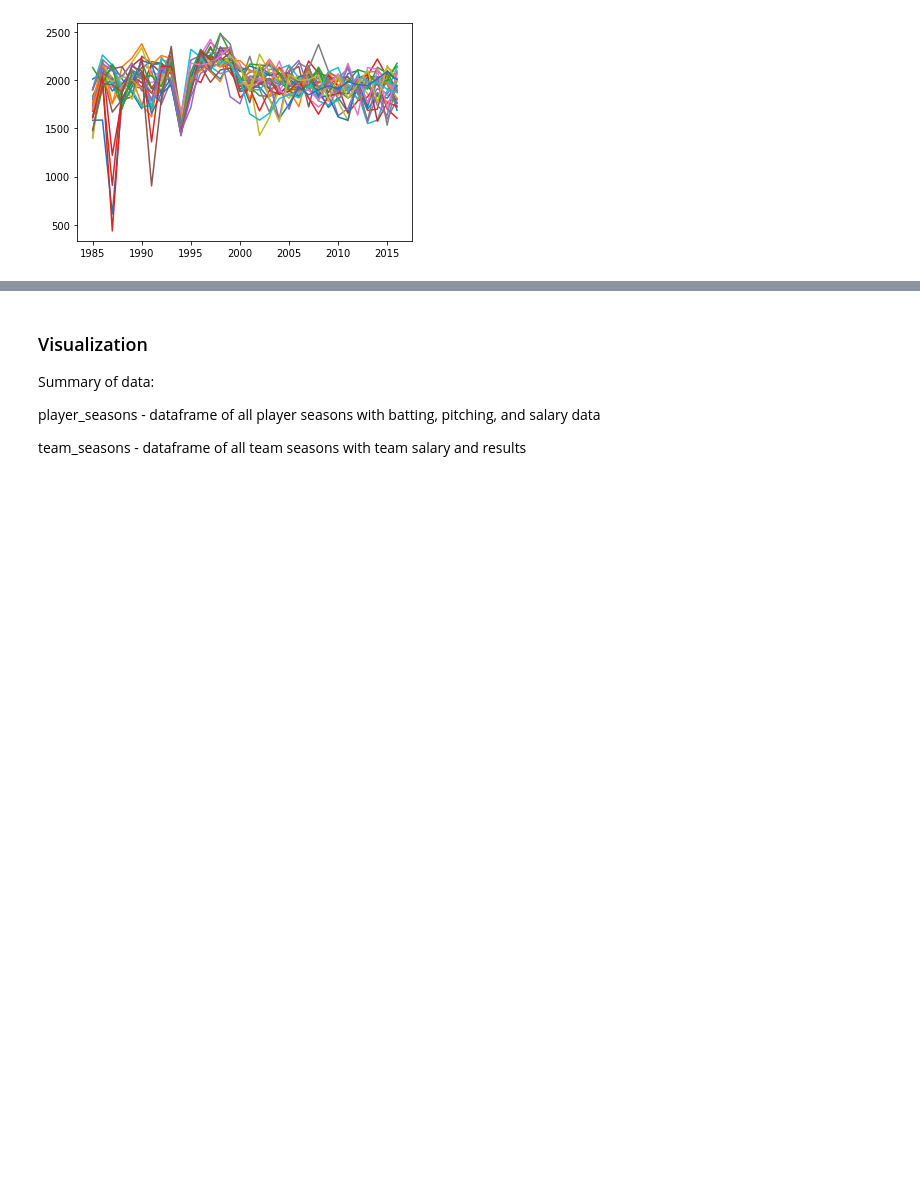
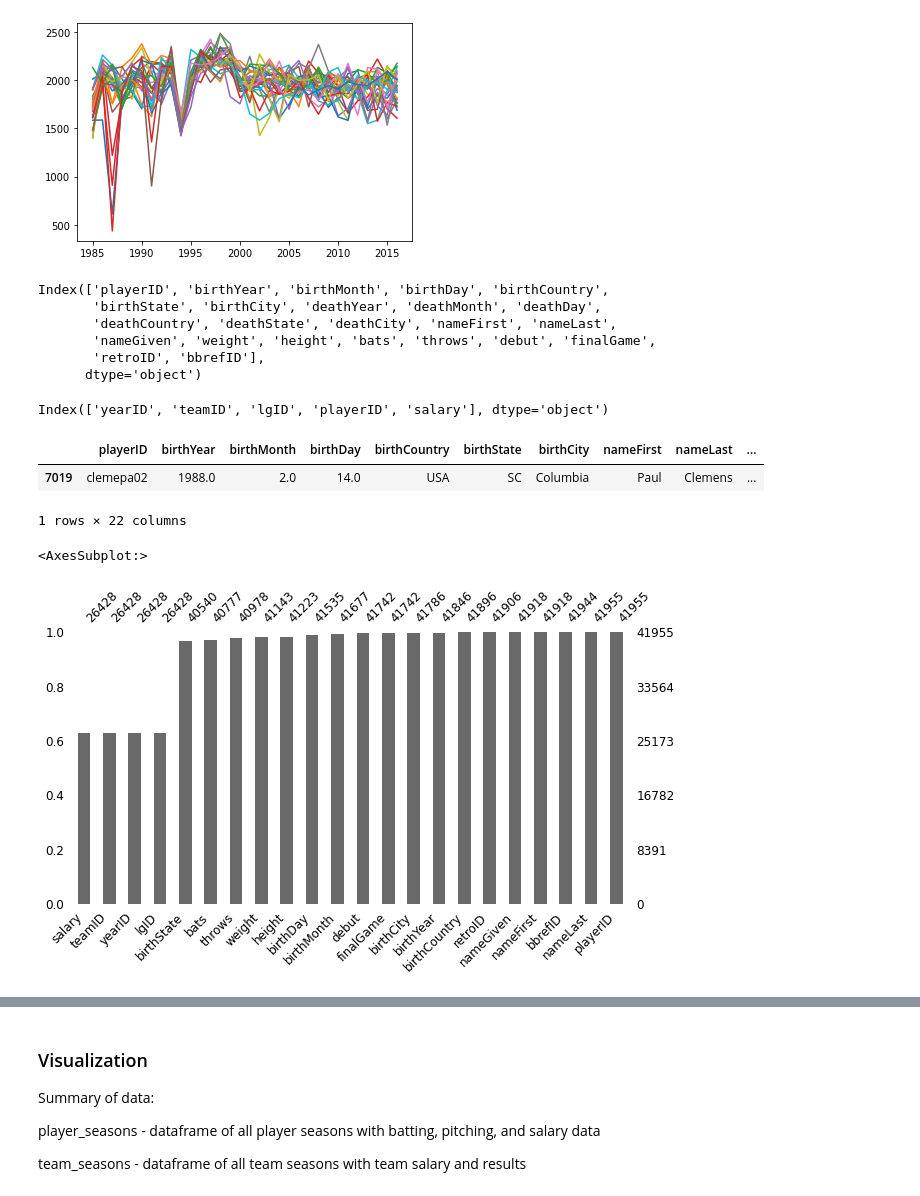
Before and after one commit to afspicciati/NYCDSA-Python-Data-Analysis-Project, a Jupyter notebook: project_lahman.ipynb, the cells around one changed output, grey strips where cells are left out. Saved outputs shown, nothing was run; the diff lists cells and outputs as text; code cells hidden in the pictures; blank space fills up the shorter version.

```diff
--- a/project_lahman.ipynb
+++ b/project_lahman.ipynb
@@ -179,3 +163,30 @@ for key in games_by_year_team_salary['franchID'].unique():
     plt.plot(x,y)
 # %% [output]
 [figure]
+# %%
+player_seasons_full = people.merge(salary,how='outer',on='playerID').drop(
+    columns=['deathYear','deathMonth', 'deathDay','deathCountry', 'deathState', 'deathCity'])
+# %%
+people.keys()
+# %% [output]
+Index(['playerID', 'birthYear', 'birthMonth', 'birthDay', 'birthCountry',
+       'birthState', 'birthCity', 'deathYear', 'deathMonth', 'deathDay',
+       'deathCountry', 'deathState', 'deathCity', 'nameFirst', 'nameLast',
+       'nameGiven', 'weight', 'height', 'bats', 'throws', 'debut', 'finalGame',
+       'retroID', 'bbrefID'],
+      dtype='object')
+# %%
+salary.keys()
+# %% [output]
+Index(['yearID', 'teamID', 'lgID', 'playerID', 'salary'], dtype='object')
+# %%
+player_seasons_full[player_seasons_full['playerID'] == "clemepa02"]
+# %% [output]
+|  | playerID | birthYear | birthMonth | birthDay | birthCountry | birthState | birthCity | nameFirst | nameLast | ... |
+| 7019 | clemepa02 | 1988.0 | 2.0 | 14.0 | USA | SC | Columbia | Paul | Clemens | ... |
+1 rows × 22 columns
+# %%
+missingno.bar(player_seasons_full,sort="ascending", figsize=(10,5), fontsize=12)
+# %% [output]
+<AxesSubplot:>
+[figure, added]
```
Also changed, not shown: parts of 33 cells of this notebook, 4 other files.
